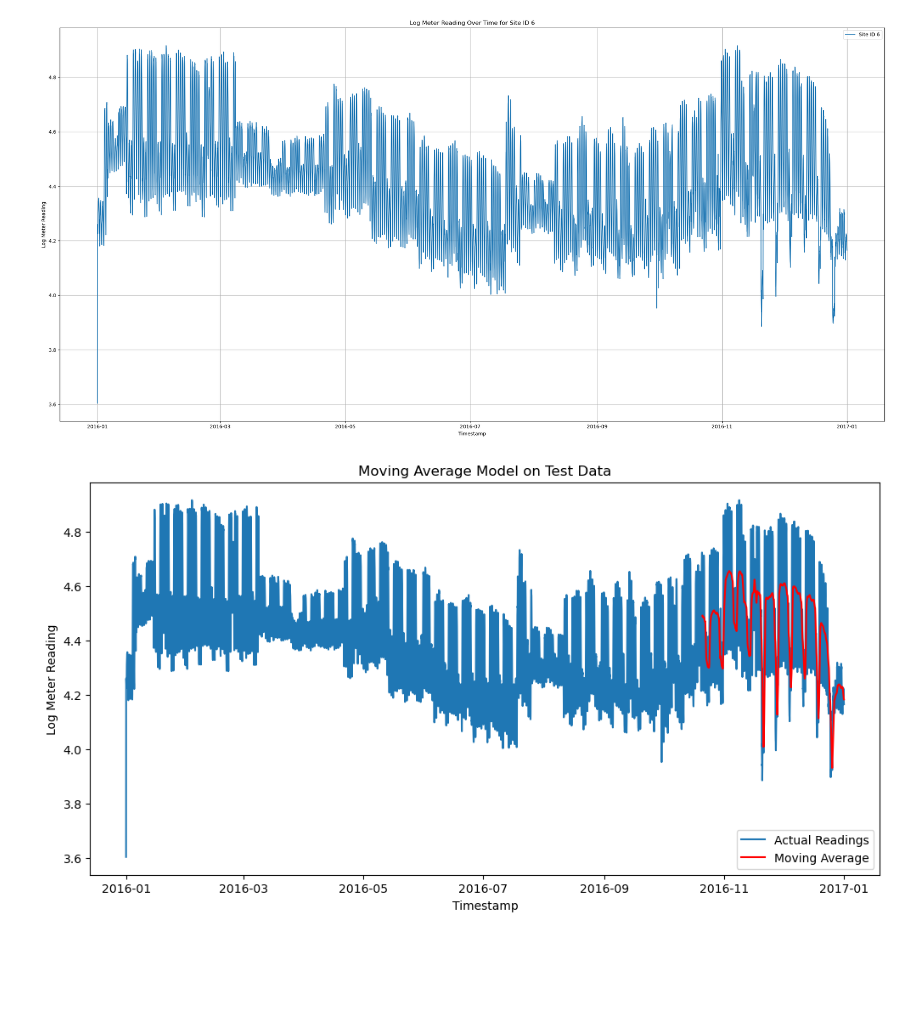
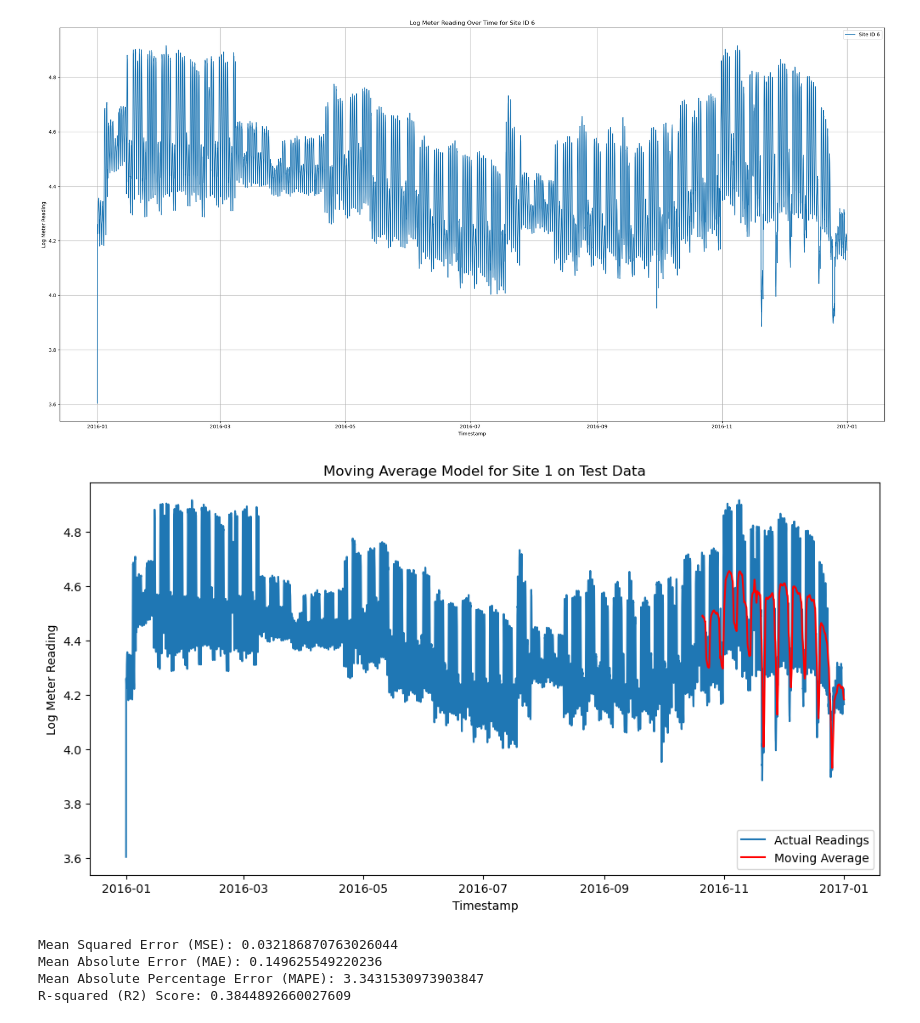
Before and after one commit to goksu-uzunturk/DI502_ElectricityPrediction, a Jupyter notebook: notebooks/MovingAverage.ipynb, the cells around one changed output. Cells and saved outputs as stored; diff of their text form; code cells hidden in the pictures; blank space fills up the shorter version.

```diff
--- a/notebooks/MovingAverage.ipynb
+++ b/notebooks/MovingAverage.ipynb
@@ -163,27 +163,47 @@ plt.show()
 # %%
 data = site_1.sort_values(by='timestamp')
 
 # Using the last 20% of data as the test set
 train_size = int(len(data) * 0.8)
 train1_data = data[:train_size]
 
 # Using the last 20% of data as the test set
 train_size = int(len(data) * 0.8)
 train1_data = data[:train_size]
-test_data = data[train_size:]
+test1_data = data[train_size:]
+test1_data = test1_data.dropna()
 
 # Calculating the moving average for the test data
 window_size = 24  # You can adjust the window size
-test_data['rolling_mean'] = test_data['log_meter_reading'].rolling(window=window_size).mean()
+test1_data['rolling_mean'] = test1_data['log_meter_reading'].rolling(window=window_size).mean()
+test1_data = test1_data.dropna()
+data = data.dropna()
 
 # Plotting the results for the test data
 plt.figure(figsize=(12, 6))
 plt.plot(data['timestamp'], data['log_meter_reading'], label='Actual Readings')
-plt.plot(test_data['timestamp'], test_data['rolling_mean'], label='Moving Average', color='red')
-plt.title('Moving Average Model on Test Data')
+plt.plot(test1_data['timestamp'], test1_data['rolling_mean'], label='Moving Average', color='red')
+plt.title('Moving Average Model for Site 1 on Test Data')
 plt.xlabel('Timestamp')
 plt.ylabel('Log Meter Reading')
 plt.legend()
 plt.show()
 # %% [output]
-[figure, old version]
+[figure, new version]
+# %%
+# Calculate the performance metrics
+mse = mean_squared_error(test1_data['log_meter_reading'], test1_data['rolling_mean'])
+mae = mean_absolute_error(test1_data['log_meter_reading'], test1_data['rolling_mean'])
+mape = np.mean(np.abs((test1_data['log_meter_reading'] - test1_data['rolling_mean']) /
+                      (test1_data['log_meter_reading'] + 1e-10))) * 100
+r2 = r2_score(test1_data['log_meter_reading'], test1_data['rolling_mean'])
+
+print("Mean Squared Error (MSE):", mse)
+print("Mean Absolute Error (MAE):", mae)
+print("Mean Absolute Percentage Error (MAPE):", mape)
+print("R-squared (R2) Score:", r2)
+# %% [output]
+Mean Squared Error (MSE): 0.032186870763026044
+Mean Absolute Error (MAE): 0.149625549220236
+Mean Absolute Percentage Error (MAPE): 3.3431530973903847
+R-squared (R2) Score: 0.3844892660027609
```
